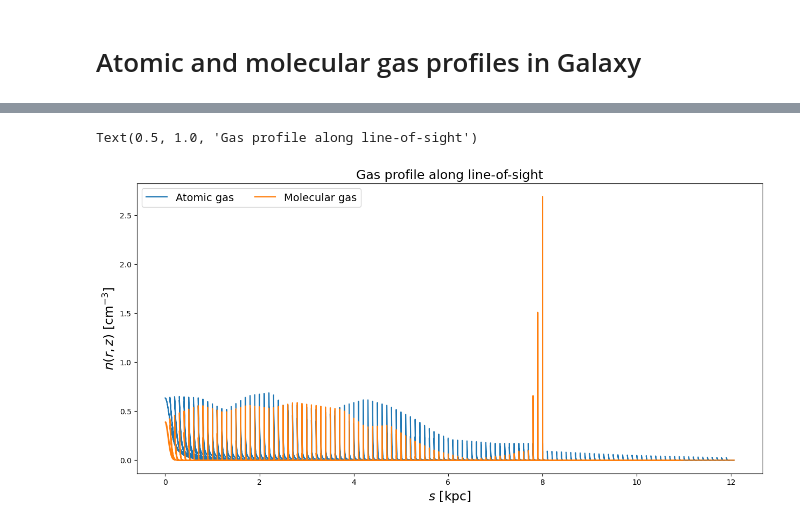
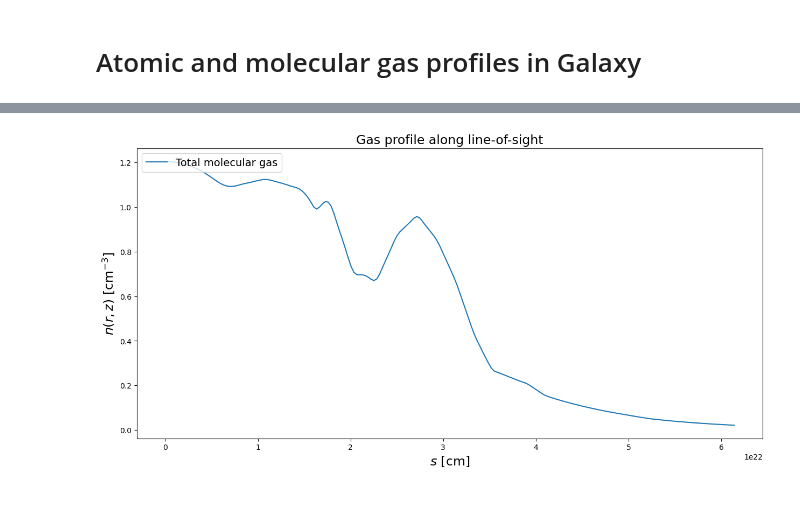
Before and after one commit to luisespinosa8/Diffusive_GammaRay_Emission, a Jupyter notebook: Galactic_Gas/Gas_Profiles.ipynb, the cells around one changed output, grey strips where cells are left out. Drawn from its saved outputs; the diff is of its cells as text; code cells hidden in the pictures.

```diff
--- a/Galactic_Gas/Gas_Profiles.ipynb
+++ b/Galactic_Gas/Gas_Profiles.ipynb
@@ -12,4 +13,0 @@ molecular_density = data[:,3]
-# %%
-#Cylindrical to spherical coordinates
-Earth_position = 8 #in kpc
-s = np.sqrt((radius - Earth_position)**2 + height**2)
@@ -15,0 +33,25 @@ s = np.sqrt((radius - Earth_position)**2 + height**2)
+# %%
+Earth_position = 8.5 * 3.08567758128e21 #in cm
+
+#Spherical to cartesian coordinates
+def x(s, theta, phi):
+    return ( s * math.sin(math.radians(theta)) * math.cos(math.radians(phi)) ) - Earth_position
+def y(s, theta, phi):
+    return s * math.sin(math.radians(theta)) * math.sin(math.radians(phi))
+def z(s, theta):
+    return s * math.cos(math.radians(theta))
+
+#Cartesian to cylindircal coordinates
+def r(s, theta, phi):
+    xx = x(s, theta, phi)
+    yy = y(s, theta, phi)
+    return np.sqrt(xx**2 + yy**2)
+# %%
+def n(s, theta, phi):
+    R = r(s, theta, phi)
+    Z = z(s, theta)
+    index_height = (np.abs(height - Z)).argmin()
+    index_radius = np.where(np.logical_and(height==height[index_height], height==height[index_height]))
+    gas = scipy.interpolate.CubicSpline(radius[index_radius], total_density[index_radius])
+    return gas(R)
+n_GALPROP = np.vectorize(n)
@@ -38,11 +106,14 @@ Text(0.5, 1.0, 'Gas profile along z')
 # %%
+s = np.arange(0, 20, 0.1) * 3.08567758128e21
+
 plt.figure(figsize=(15, 7))
-plt.plot(s, atomic_density, label='Atomic gas')
-plt.plot(s, molecular_density, label='Molecular gas')
-plt.xlabel(r'$s$ [kpc]', fontsize=17)
+plt.plot(s, n_GALPROP(s, 90, 90), label='Total molecular gas')
+plt.xlabel(r'$s$ [cm]', fontsize=17)
 plt.ylabel(r'$n(r,z)$ [cm$^{-3}$]', fontsize=17)
-plt.legend(ncol=3, fontsize=14, loc='upper left')
+#plt.xlim(0, 20)
+#plt.ylim(0, 1.5)
+plt.legend(ncol=1, fontsize=14, loc='upper left')
 plt.title('Gas profile along line-of-sight', fontsize=17)
+plt.savefig('/Users/luisenriqueespinosacastro/Documents/PhD/Research/Diffusive gamma rays/Diffusive_GammaRay_Emission/Plots/gas_los.png')
 # %% [output]
-Text(0.5, 1.0, 'Gas profile along line-of-sight')
-[figure, old version]
+[figure, new version]
```
Also changed, not shown: parts of 6 cells of this notebook, 16 other files.
